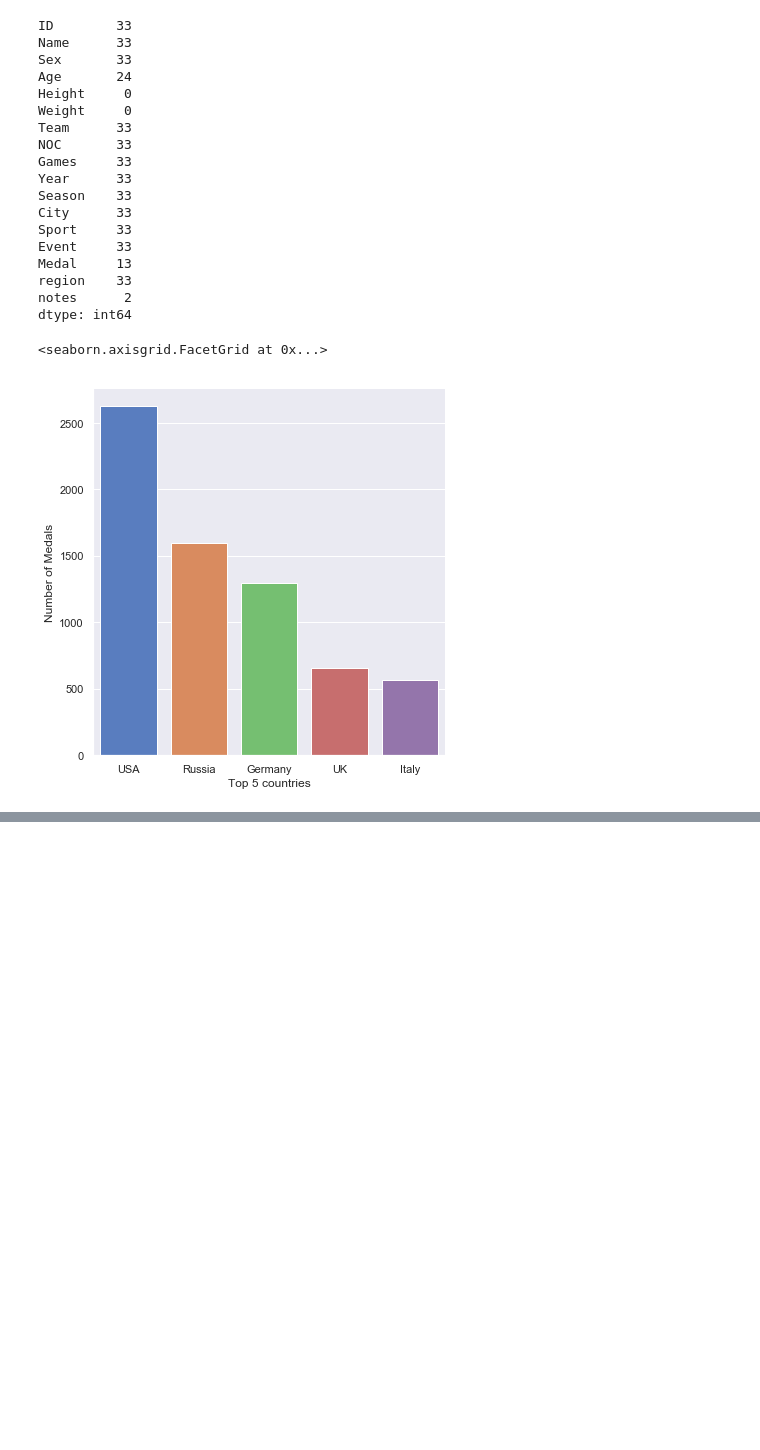
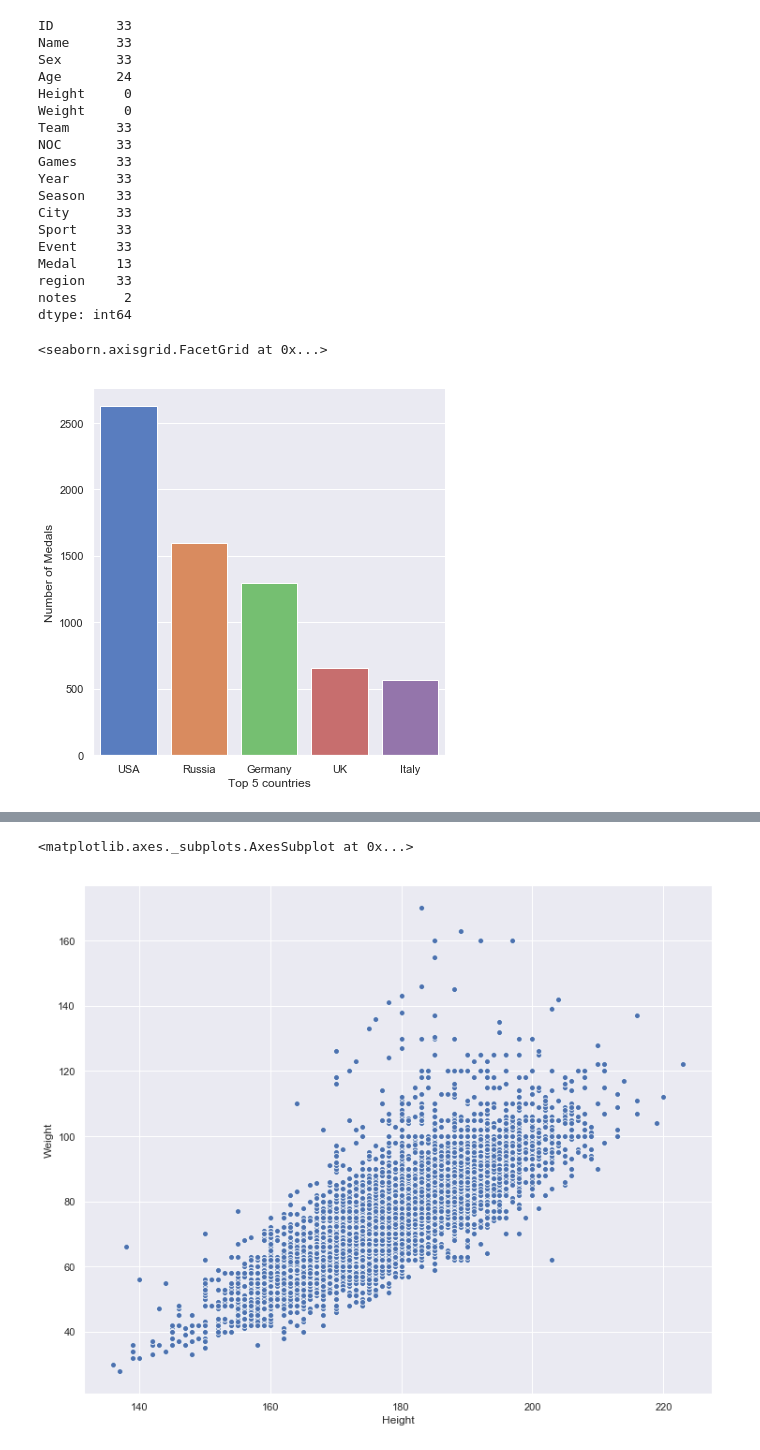
Before and after one commit to searobbersduck/DataAnalysis, a Jupyter notebook: olympics_try/exercise_try.ipynb, the cells around one changed output, grey strips where cells are left out. Cells and saved outputs as stored; diff of their text form; code cells hidden in the pictures; blank space fills up the shorter version.

```diff
--- a/olympics_try/exercise_try.ipynb
+++ b/olympics_try/exercise_try.ipynb
@@ -237,0 +314,2 @@ basketballGoldUSA.head(15)
+# %%
+notNullMedals = goldMetals[(goldMetals['Weight'].notnull()) & (goldMetals['Height'].notnull())]
@@ -237,0 +345,6 @@ basketballGoldUSA.head(15)
+# %%
+plt.figure(figsize=(12,10))
+sns.scatterplot(x='Height', y='Weight', data=notNullMedals)
+# %% [output]
+<matplotlib.axes._subplots.AxesSubplot at 0x...>
+[figure, added]
```
Also changed, not shown: parts of 31 cells of this notebook, 1 other file.
